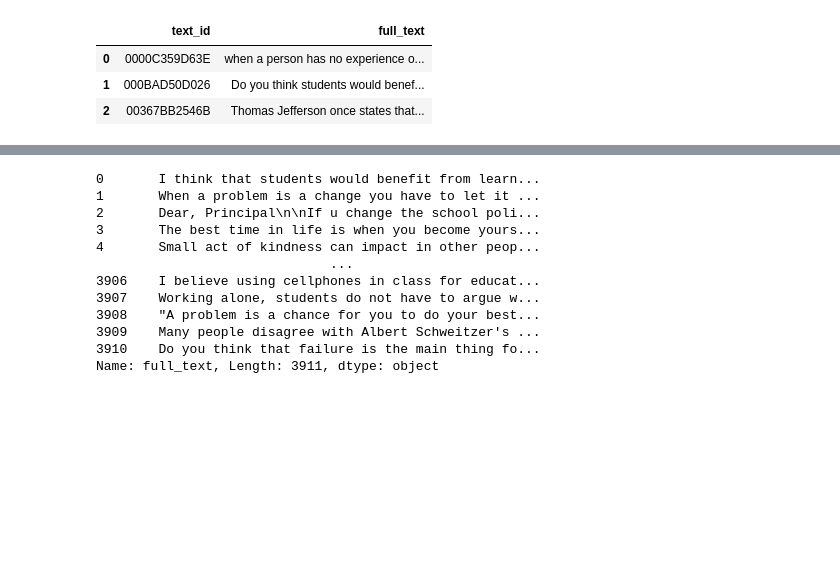
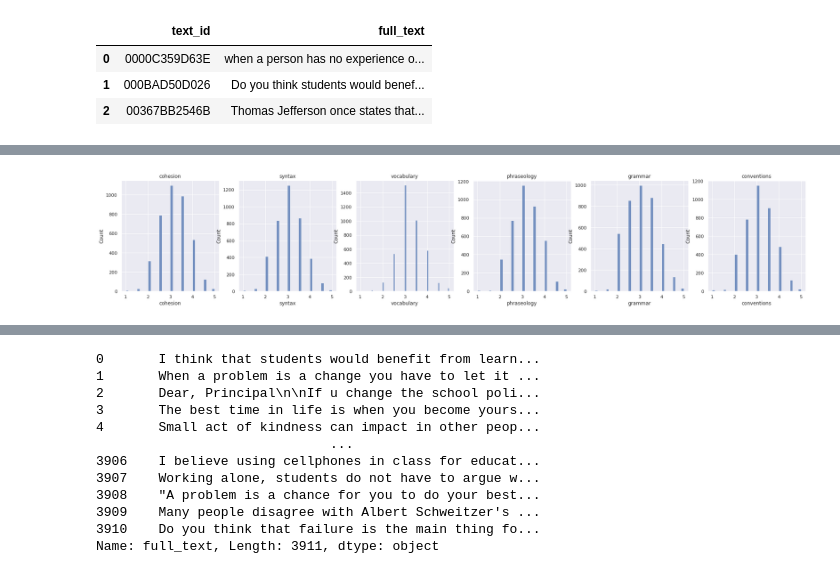
Before and after one commit to heesukjang/W266_NLP_With_DeepLearning, a Jupyter notebook: Final_Project/EDA_with_Baseline_SimpleBERT_Automated_Essay_Evaluation_v2_NatalieOH.ipynb, the cells around one changed output, grey strips where cells are left out. Saved outputs shown, nothing was run; the diff lists cells and outputs as text; code cells hidden in the pictures; blank space fills up the shorter version.

```diff
--- a/Final_Project/EDA_with_Baseline_SimpleBERT_Automated_Essay_Evaluation_v2_NatalieOH.ipynb
+++ b/Final_Project/EDA_with_Baseline_SimpleBERT_Automated_Essay_Evaluation_v2_NatalieOH.ipynb
@@ -359,3 +464,3 @@ train_df.describe()
 # %%
-label_cols = train_df.columns[2:]
+label_cols = train_df.columns[2:-5]
 label_cols
@@ -371,10 +516,12 @@ train_df[train_df.total_score == 30][['full_text', 'avg_score', 'total_score', '
 # %%
-fig, ax = plt.subplots(1, len(label_cols), figsize=(20,4))
+fig, ax = plt.subplots(1, len(label_cols), figsize=(30,5))
 
 for idx, label in enumerate(label_cols):
     sns.histplot(x = label,
                  data = train_df,
                  ax = ax[idx]
                 )
     ax[idx].set_title(label)
+# %% [output]
+[figure, added]
 # %%
```
Also changed, not shown: parts of 37 cells of this notebook.
